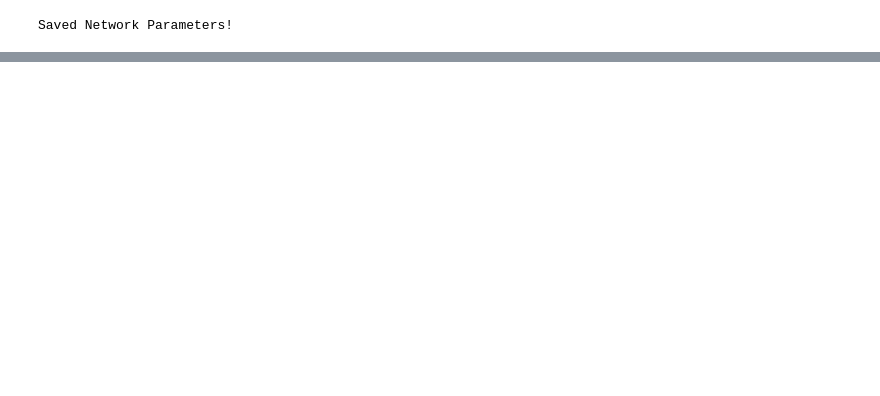
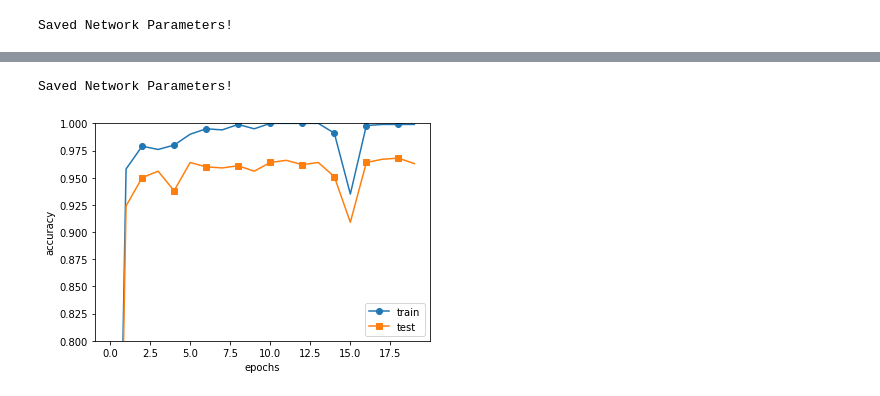
Before and after one commit to r-tanno/dl_from_scratch, a Jupyter notebook: ch07/train_convert.ipynb, the cells around one changed output, grey strips where cells are left out. Cells and saved outputs as stored; diff of their text form; code cells hidden in the pictures; blank space fills up the shorter version.

```diff
--- a/ch07/train_convert.ipynb
+++ b/ch07/train_convert.ipynb
@@ -68,0 +69,9 @@ plt.show()
+# %%
+opti='RMSprop'
+
+trainer = Trainer(network, x_train, t_train, x_test, t_test,
+                  epochs=max_epochs, mini_batch_size=100,
+                  optimizer=opti, optimizer_param={'lr': 0.01},
+                  evaluate_sample_num_per_epoch=1000)
+# %%
+trainer.train()
@@ -68,0 +96,20 @@ plt.show()
+# %%
+# パラメータの保存
+network.save_params(opti + ".params.pkl")
+print("Saved Network Parameters!")
+# %% [output]
+Saved Network Parameters!
+# %%
+# グラフの描画
+markers = {'train': 'o', 'test': 's'}
+#plt.yscale("log")
+x = np.arange(max_epochs)
+plt.plot(x, trainer.train_acc_list, marker='o', label='train', markevery=2)
+plt.plot(x, trainer.test_acc_list, marker='s', label='test', markevery=2)
+plt.xlabel("epochs")
+plt.ylabel("accuracy")
+plt.ylim(0.8, 1.0)
+plt.legend(loc='lower right')
+plt.show()
+# %% [output]
+[figure, added]
```
Also changed, not shown: parts of 8 cells of this notebook, 3 other files.
